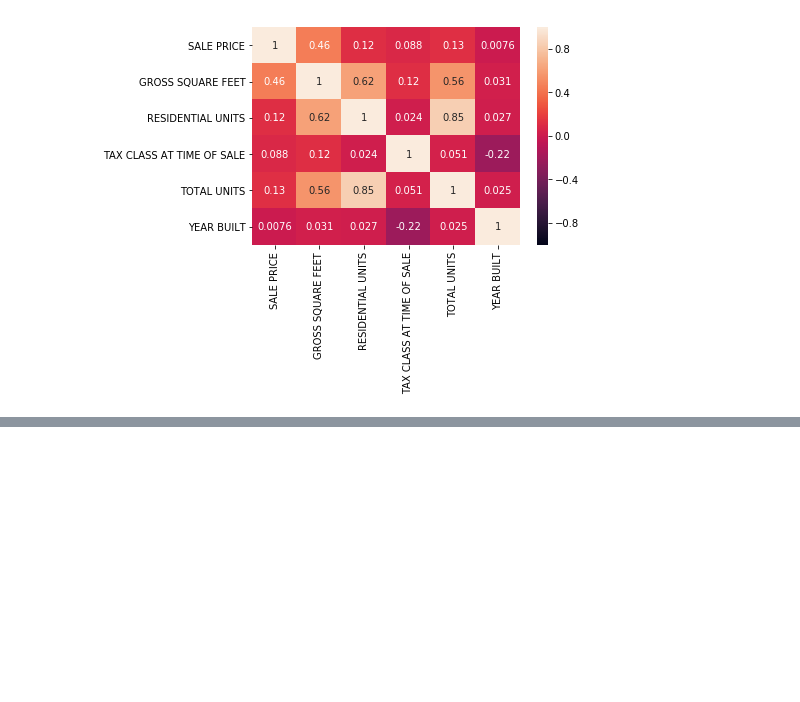
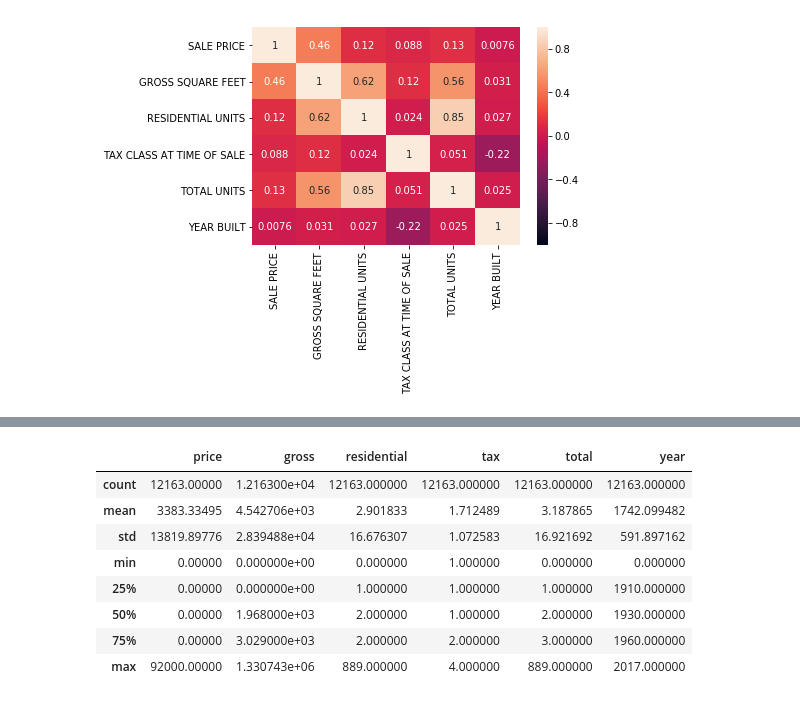
Before and after one commit to arisdaemon/su19dataAnalytics, a Jupyter notebook: Project 2.ipynb, the cells around one changed output, grey strips where cells are left out. Saved outputs shown, nothing was run; the diff lists cells and outputs as text; code cells hidden in the pictures; blank space fills up the shorter version.

```diff
--- a/Project 2.ipynb
+++ b/Project 2.ipynb
@@ -169,0 +206,16 @@ strong multicollinearity or other numerical problems.
+# %%
+# removing all entries with gross square feet outliers - greater or lesser than three standard deviations above mean
+
+no_priceOrGross_outliers = no_outliers_df.drop(no_outliers_df[(no_outliers_df['price'] < gross_std_neg) | (no_outliers_df['price'] > gross_std_pos)].index)
+# %%
+no_priceOrGross_outliers.describe()
+# %% [output]
+|  | price | gross | residential | tax | total | year |
+| count | 12163.00000 | 1.216300e+04 | 12163.000000 | 12163.000000 | 12163.000000 | 12163.000000 |
+| mean | 3383.33495 | 4.542706e+03 | 2.901833 | 1.712489 | 3.187865 | 1742.099482 |
+| std | 13819.89776 | 2.839488e+04 | 16.676307 | 1.072583 | 16.921692 | 591.897162 |
+| min | 0.00000 | 0.000000e+00 | 0.000000 | 1.000000 | 0.000000 | 0.000000 |
+| 25% | 0.00000 | 0.000000e+00 | 1.000000 | 1.000000 | 1.000000 | 1910.000000 |
+| 50% | 0.00000 | 1.968000e+03 | 2.000000 | 1.000000 | 2.000000 | 1930.000000 |
+| 75% | 0.00000 | 3.029000e+03 | 2.000000 | 2.000000 | 3.000000 | 1960.000000 |
+| max | 92000.00000 | 1.330743e+06 | 889.000000 | 4.000000 | 889.000000 | 2017.000000 |
```
Also changed, not shown: parts of 6 cells of this notebook, 2 other files.
